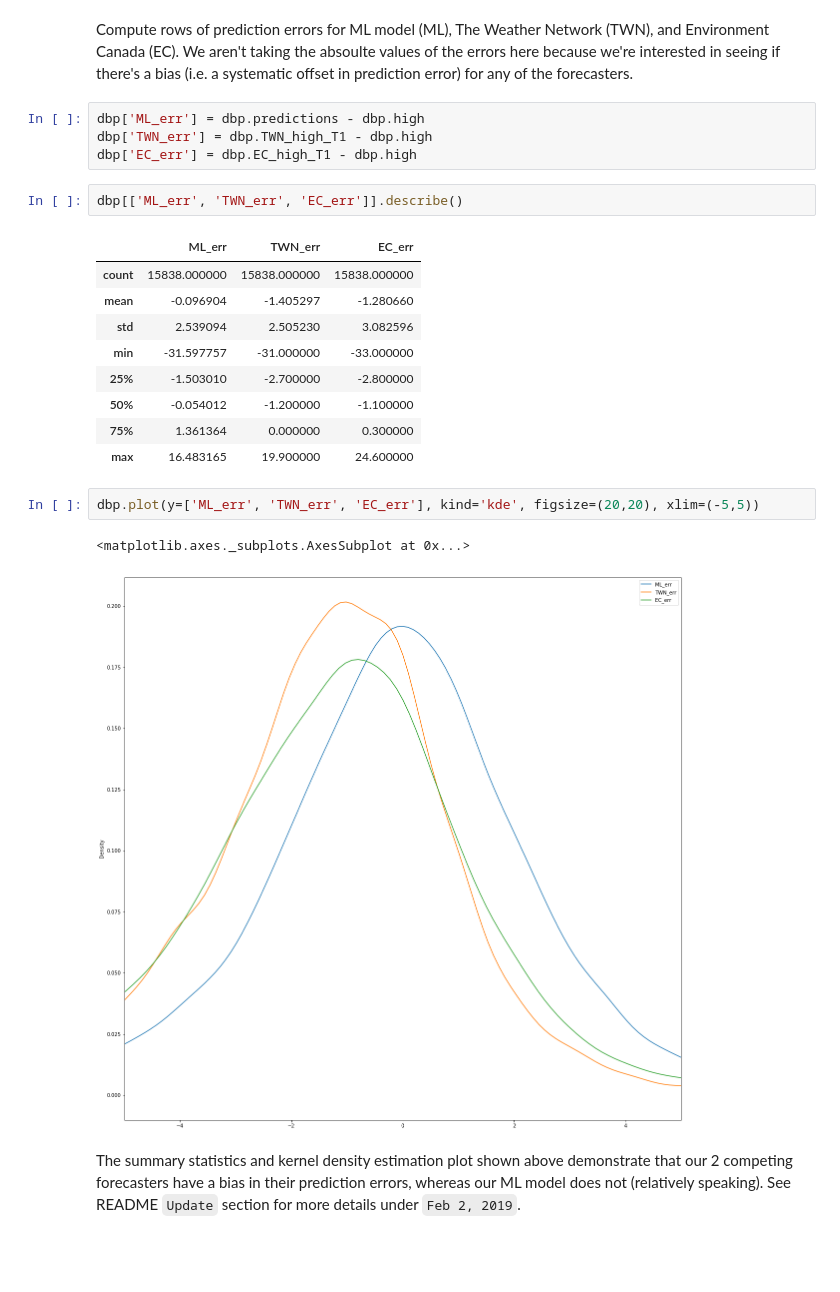
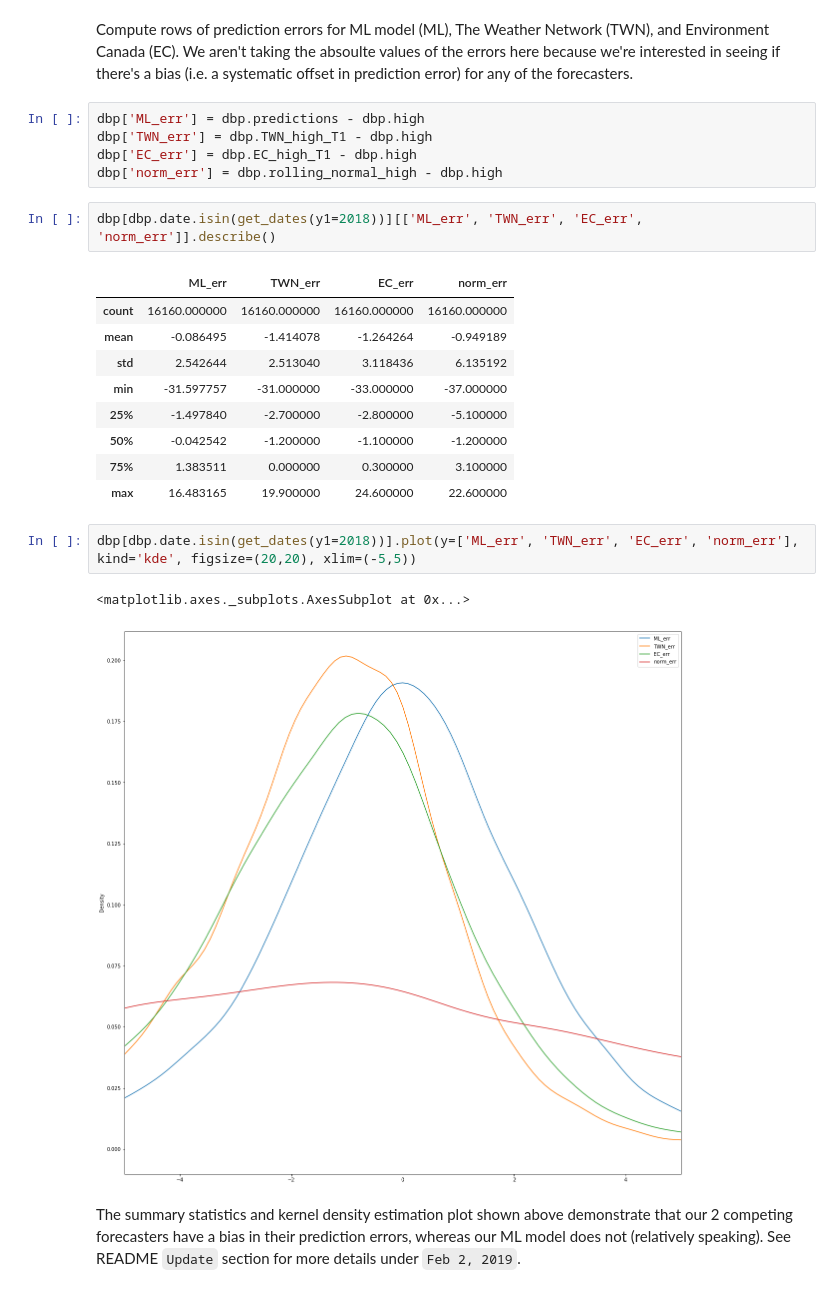
Before and after one commit to confirmationbias616/weather_db, a Jupyter notebook: Notebooks/Prediction_Error_Bias_Analysis.ipynb, the cells around one changed output. Saved outputs shown, nothing was run; the diff lists cells and outputs as text; blank space fills up the shorter version.

```diff
--- a/Notebooks/Prediction_Error_Bias_Analysis.ipynb
+++ b/Notebooks/Prediction_Error_Bias_Analysis.ipynb
@@ -11,22 +36,23 @@ Compute rows of prediction errors for ML model (ML), The Weather Network (TWN),
 dbp['ML_err'] = dbp.predictions - dbp.high
 dbp['TWN_err'] = dbp.TWN_high_T1 - dbp.high
 dbp['EC_err'] = dbp.EC_high_T1 - dbp.high
+dbp['norm_err'] = dbp.rolling_normal_high - dbp.high
 # %%
-dbp[['ML_err', 'TWN_err', 'EC_err']].describe()
+dbp[dbp.date.isin(get_dates(y1=2018))][['ML_err', 'TWN_err', 'EC_err', 'norm_err']].describe()
 # %% [output]
-|  | ML_err | TWN_err | EC_err |
-| count | 15838.000000 | 15838.000000 | 15838.000000 |
-| mean | -0.096904 | -1.405297 | -1.280660 |
-| std | 2.539094 | 2.505230 | 3.082596 |
-| min | -31.597757 | -31.000000 | -33.000000 |
-| 25% | -1.503010 | -2.700000 | -2.800000 |
-| 50% | -0.054012 | -1.200000 | -1.100000 |
-| 75% | 1.361364 | 0.000000 | 0.300000 |
-| max | 16.483165 | 19.900000 | 24.600000 |
+|  | ML_err | TWN_err | EC_err | norm_err |
+| count | 16160.000000 | 16160.000000 | 16160.000000 | 16160.000000 |
+| mean | -0.086495 | -1.414078 | -1.264264 | -0.949189 |
+| std | 2.542644 | 2.513040 | 3.118436 | 6.135192 |
+| min | -31.597757 | -31.000000 | -33.000000 | -37.000000 |
+| 25% | -1.497840 | -2.700000 | -2.800000 | -5.100000 |
+| 50% | -0.042542 | -1.200000 | -1.100000 | -1.200000 |
+| 75% | 1.383511 | 0.000000 | 0.300000 | 3.100000 |
+| max | 16.483165 | 19.900000 | 24.600000 | 22.600000 |
 # %%
-dbp.plot(y=['ML_err', 'TWN_err', 'EC_err'], kind='kde', figsize=(20,20), xlim=(-5,5))
+dbp[dbp.date.isin(get_dates(y1=2018))].plot(y=['ML_err', 'TWN_err', 'EC_err', 'norm_err'], kind='kde', figsize=(20,20), xlim=(-5,5))
 # %% [output]
 <matplotlib.axes._subplots.AxesSubplot at 0x...>
-[figure, old version]
+[figure, new version]
 # %% [markdown]
 The summary statistics and kernel density estimation plot shown above demonstrate that our 2 competing forecasters have a bias in their prediction errors, whereas our ML model does not (relatively speaking). See README `Update` section for more details under `Feb 2, 2019`.
```
Also changed, not shown: parts of 2 cells of this notebook.
